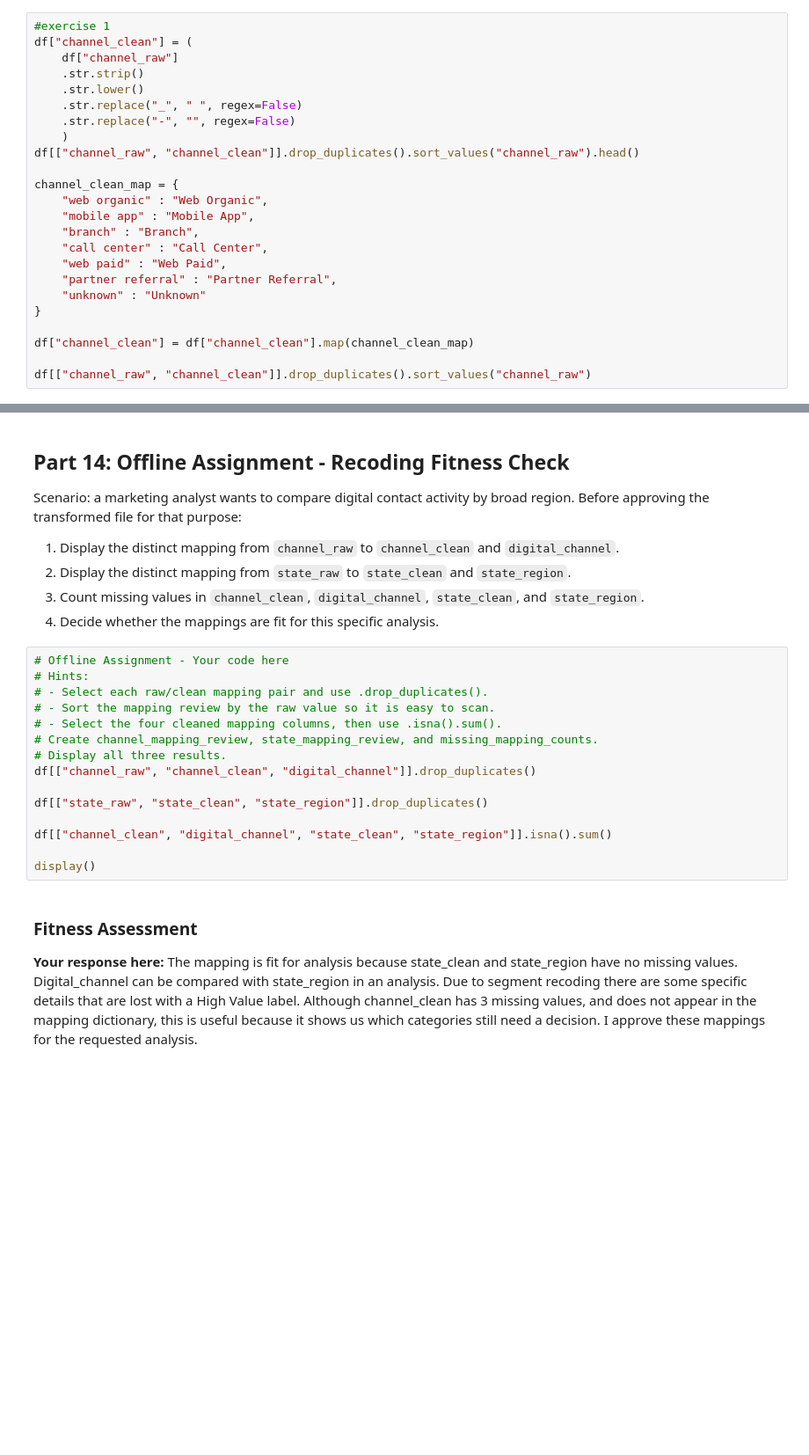
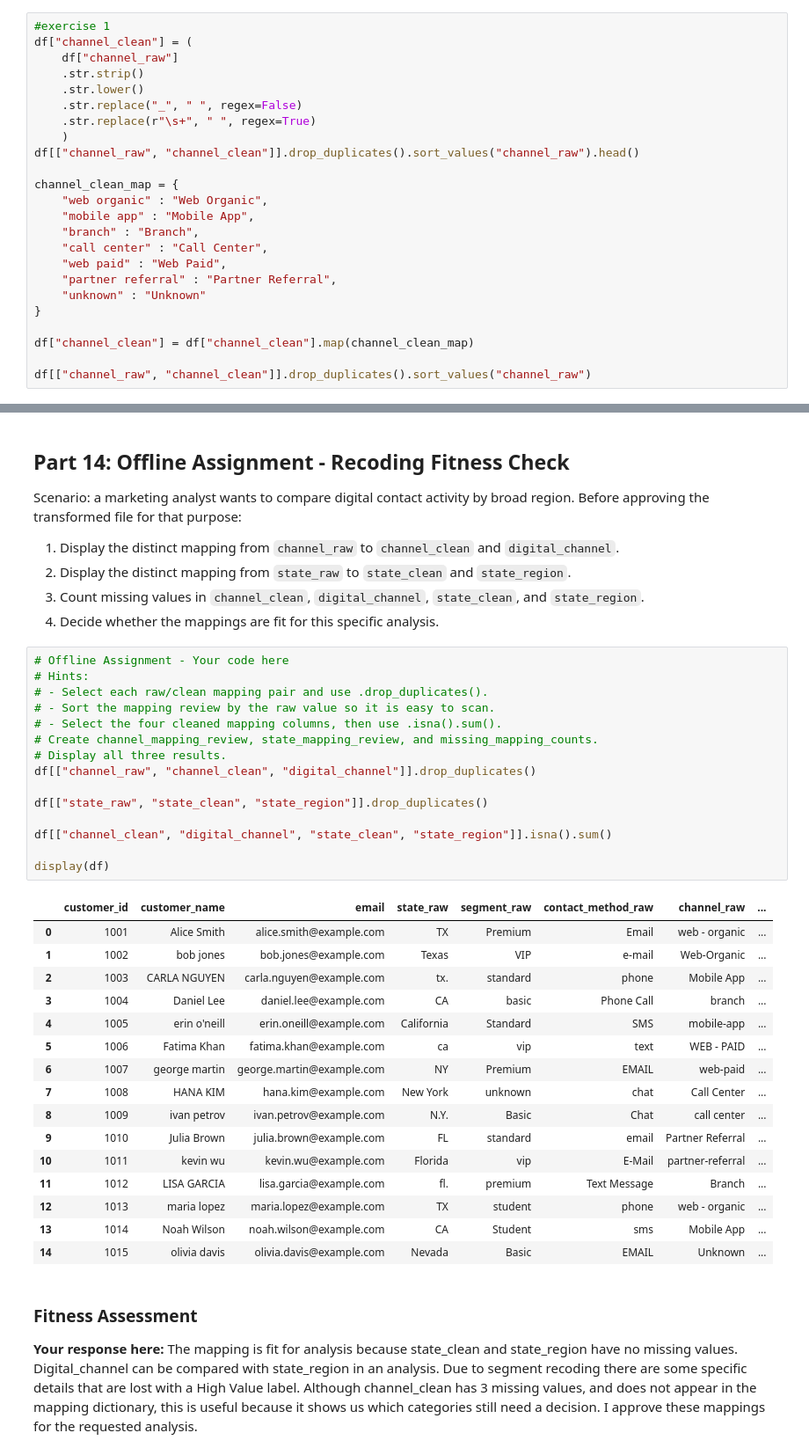
Before and after one commit to Microdrig1/BAN6003week05-06-pandas-transformation-MERodriguez, a Jupyter notebook: notebooks/module6_string_categorical_guided_lab.ipynb, the cells around one changed output, grey strips where cells are left out. Shown at 88% size. Saved outputs shown, nothing was run; the diff lists cells and outputs as text; blank space fills up the shorter version.

```diff
--- a/notebooks/module6_string_categorical_guided_lab.ipynb
+++ b/notebooks/module6_string_categorical_guided_lab.ipynb
@@ -611,7 +611,7 @@ df["channel_clean"] = (
     .str.strip()
     .str.lower()
     .str.replace("_", " ", regex=False)
-    .str.replace("-", "", regex=False)
+    .str.replace(r"\s+", " ", regex=True)
     )
 df[["channel_raw", "channel_clean"]].drop_duplicates().sort_values("channel_raw").head()
 
@@ -783,18 +783,35 @@ Scenario: a marketing analyst wants to compare digital contact activity by broad
 # %%
 # Offline Assignment - Your code here
 # Hints:
 # - Select each raw/clean mapping pair and use .drop_duplicates().
 # - Sort the mapping review by the raw value so it is easy to scan.
 # - Select the four cleaned mapping columns, then use .isna().sum().
 # Create channel_mapping_review, state_mapping_review, and missing_mapping_counts.
 # Display all three results.
 df[["channel_raw", "channel_clean", "digital_channel"]].drop_duplicates()
 
 df[["state_raw", "state_clean", "state_region"]].drop_duplicates()
 
 df[["channel_clean", "digital_channel", "state_clean", "state_region"]].isna().sum()
 
-display()
+display(df)
+# %% [output]
+|  | customer_id | customer_name | email | state_raw | segment_raw | contact_method_raw | channel_raw | ... |
+| 0 | 1001 | Alice Smith | alice.smith@example.com | TX | Premium | Email | web - organic | ... |
+| 1 | 1002 | bob jones | bob.jones@example.com | Texas | VIP | e-mail | Web-Organic | ... |
+| 2 | 1003 | CARLA NGUYEN | carla.nguyen@example.com | tx. | standard | phone | Mobile App | ... |
+| 3 | 1004 | Daniel Lee | daniel.lee@example.com | CA | basic | Phone Call | branch | ... |
+| 4 | 1005 | erin o'neill | erin.oneill@example.com | California | Standard | SMS | mobile-app | ... |
+| 5 | 1006 | Fatima Khan | fatima.khan@example.com | ca | vip | text | WEB - PAID | ... |
+| 6 | 1007 | george martin | george.martin@example.com | NY | Premium | EMAIL | web-paid | ... |
+| 7 | 1008 | HANA KIM | hana.kim@example.com | New York | unknown | chat | Call Center | ... |
+| 8 | 1009 | ivan petrov | ivan.petrov@example.com | N.Y. | Basic | Chat | call center | ... |
+| 9 | 1010 | Julia Brown | julia.brown@example.com | FL | standard | email | Partner Referral | ... |
+| 10 | 1011 | kevin wu | kevin.wu@example.com | Florida | vip | E-Mail | partner-referral | ... |
+| 11 | 1012 | LISA GARCIA | lisa.garcia@example.com | fl. | premium | Text Message | Branch | ... |
+| 12 | 1013 | maria lopez | maria.lopez@example.com | TX | student | phone | web - organic | ... |
+| 13 | 1014 | Noah Wilson | noah.wilson@example.com | CA | Student | sms | Mobile App | ... |
+| 14 | 1015 | olivia davis | olivia.davis@example.com | Nevada | Basic | EMAIL | Unknown | ... |
 # %% [markdown]
 ### Fitness Assessment
 
```
